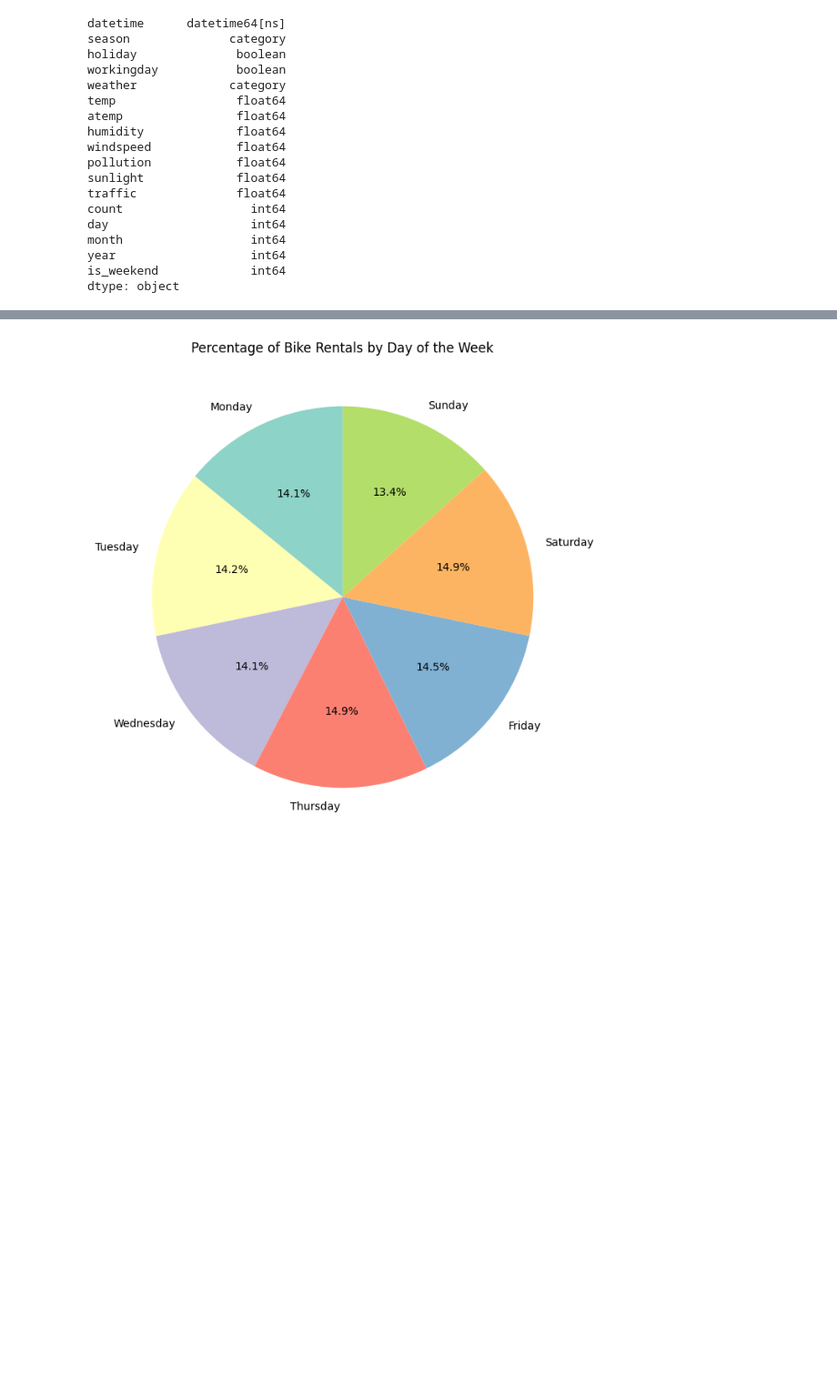
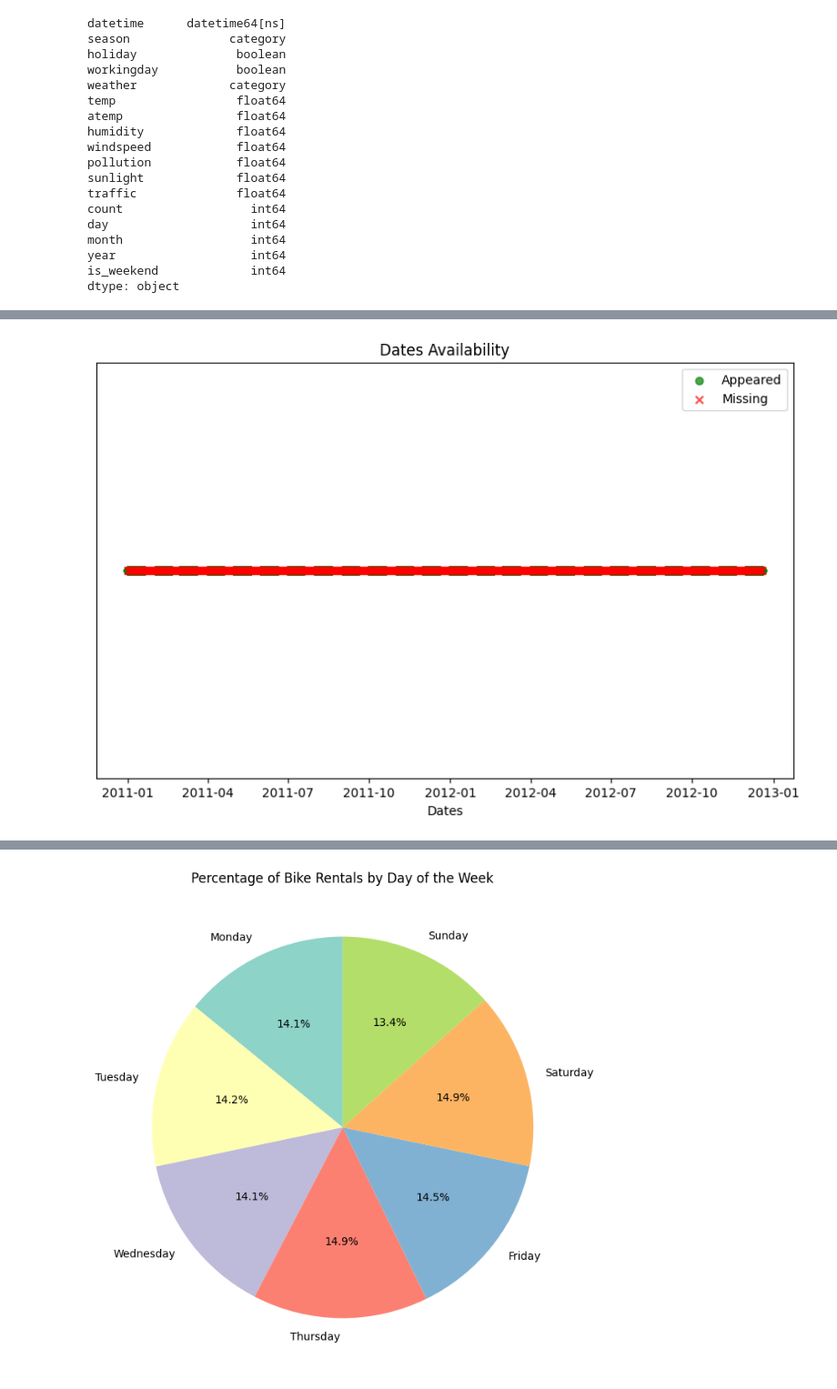
Before and after one commit to EitanBakirov/advanced-ml-dl-course, a Jupyter notebook: Assignment I/Assignment I - Group 4.ipynb, the cells around one changed output, grey strips where cells are left out. Shown at 91% size. Drawn from its saved outputs; the diff is of its cells as text; code cells hidden in the pictures; blank space fills up the shorter version.

```diff
--- a/Assignment I/Assignment I - Group 4.ipynb
+++ b/Assignment I/Assignment I - Group 4.ipynb
@@ -442,0 +472,5 @@ dtype: object
+# %%
+start = str(train_data['datetime'].min())
+end = str(train_data['datetime'].max())
+
+print("Start: " + start[:10], "   Time: " + start[11:], "\nEnd:   " + end[:10], "   Time: " + end[11:])
@@ -442,0 +523,28 @@ dtype: object
+# %%
+def plot_dates_availability(appear_dates, missing_dates):
+    # Convert date strings or numpy.datetime64 objects to datetime objects considering only the day
+    appear_dates = [pd.to_datetime(date).date() for date in appear_dates]
+    missing_dates = [pd.to_datetime(date).date() for date in missing_dates]
+
+    # Create a plot with two sets of points (appear and missing)
+    plt.figure(figsize=(10, 6))
+
+    # Plot dates that appeared
+    plt.scatter(appear_dates, np.ones(len(appear_dates)), color='green', label='Appeared', marker='o', alpha=0.7)
+
+    # Plot dates that are missing
+    plt.scatter(missing_dates, np.ones(len(missing_dates)), color='red', label='Missing', marker='x', alpha=0.7)
+
+    # Customize the plot
+    plt.title('Dates Availability')
+    plt.xlabel('Dates')
+    plt.yticks([])  # Remove y-axis ticks
+    plt.legend()
+    plt.grid(axis='y', linestyle='--', alpha=0.7)
+
+    # Show the plot
+    plt.show()
+# %%
+plot_dates_availability(actual_dates, missing_dates)
+# %% [output]
+[figure, added]
```
Also changed, not shown: parts of 11 cells of this notebook.
